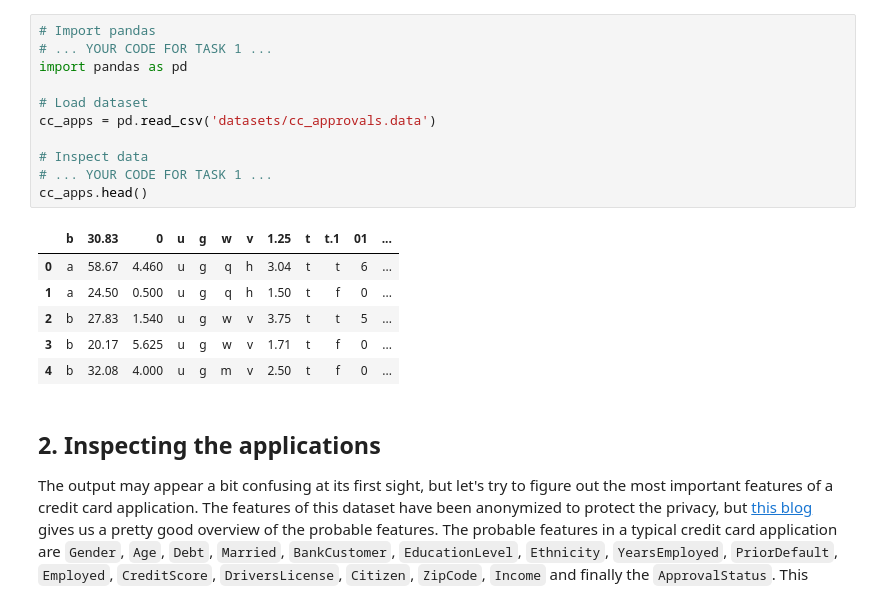
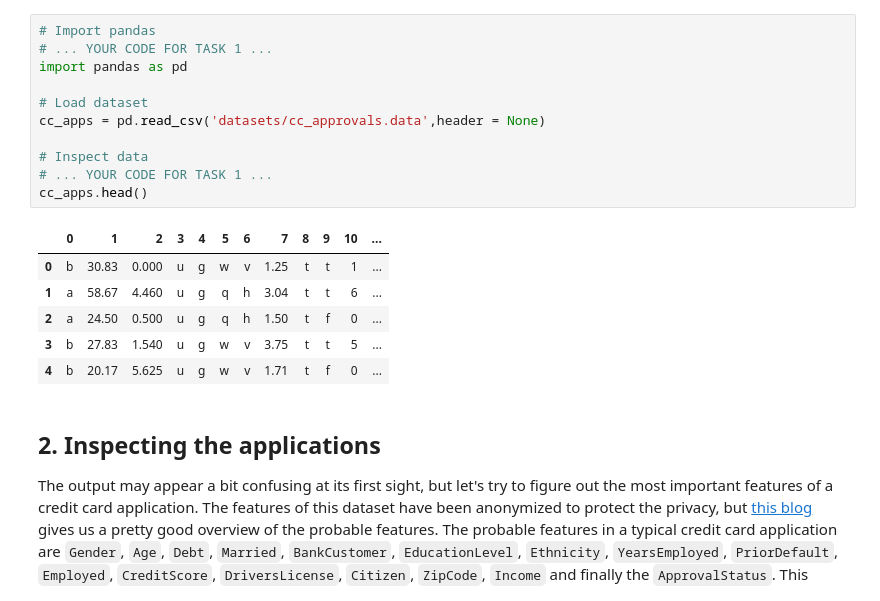
Before and after one commit to amritasharma05/python_projects_datacamp, a Jupyter notebook: Predicting_Credit_Cards_Approval.ipynb, the cells around one changed output. Cells and saved outputs as stored; diff of their text form.

Commit message:
Update Predicting_Credit_Cards_Approval.ipynb
commit

```diff
--- a/Predicting_Credit_Cards_Approval.ipynb
+++ b/Predicting_Credit_Cards_Approval.ipynb
@@ -14,21 +14,21 @@
 # %%
 # Import pandas
 # ... YOUR CODE FOR TASK 1 ...
 import pandas as pd
 
 # Load dataset
-cc_apps = pd.read_csv('datasets/cc_approvals.data')
+cc_apps = pd.read_csv('datasets/cc_approvals.data',header = None)
 
 # Inspect data
 # ... YOUR CODE FOR TASK 1 ...
 cc_apps.head()
 # %% [output]
-|  | b | 30.83 | 0 | u | g | w | v | 1.25 | t | t.1 | 01 | ... |
-| 0 | a | 58.67 | 4.460 | u | g | q | h | 3.04 | t | t | 6 | ... |
-| 1 | a | 24.50 | 0.500 | u | g | q | h | 1.50 | t | f | 0 | ... |
-| 2 | b | 27.83 | 1.540 | u | g | w | v | 3.75 | t | t | 5 | ... |
-| 3 | b | 20.17 | 5.625 | u | g | w | v | 1.71 | t | f | 0 | ... |
-| 4 | b | 32.08 | 4.000 | u | g | m | v | 2.50 | t | f | 0 | ... |
+|  | 0 | 1 | 2 | 3 | 4 | 5 | 6 | 7 | 8 | 9 | 10 | ... |
+| 0 | b | 30.83 | 0.000 | u | g | w | v | 1.25 | t | t | 1 | ... |
+| 1 | a | 58.67 | 4.460 | u | g | q | h | 3.04 | t | t | 6 | ... |
+| 2 | a | 24.50 | 0.500 | u | g | q | h | 1.50 | t | f | 0 | ... |
+| 3 | b | 27.83 | 1.540 | u | g | w | v | 3.75 | t | t | 5 | ... |
+| 4 | b | 20.17 | 5.625 | u | g | w | v | 1.71 | t | f | 0 | ... |
 # %% [markdown]
 ## 2. Inspecting the applications
 <p>The output may appear a bit confusing at its first sight, but let's try to figure out the most important features of a credit card application. The features of this dataset have been anonymized to protect the privacy, but <a href="http://rstudio-pubs-static.s3.amazonaws.com/73039_9946de135c0a49daa7a0a9eda4a67a72.html">this blog</a> gives us a pretty good overview of the probable features. The probable features in a typical credit card application are <code>Gender</code>, <code>Age</code>, <code>Debt</code>, <code>Married</code>, <code>BankCustomer</code>, <code>EducationLevel</code>, <code>Ethnicity</code>, <code>YearsEmployed</code>, <code>PriorDefault</code>, <code>Employed</code>, <code>CreditScore</code>, <code>DriversLicense</code>, <code>Citizen</code>, <code>ZipCode</code>, <code>Income</code> and finally the <code>ApprovalStatus</code>. This gives us a pretty good starting point, and we can map these features with respect to the columns in the output.   </p>
```
Also changed, not shown: parts of 8 cells of this notebook.
